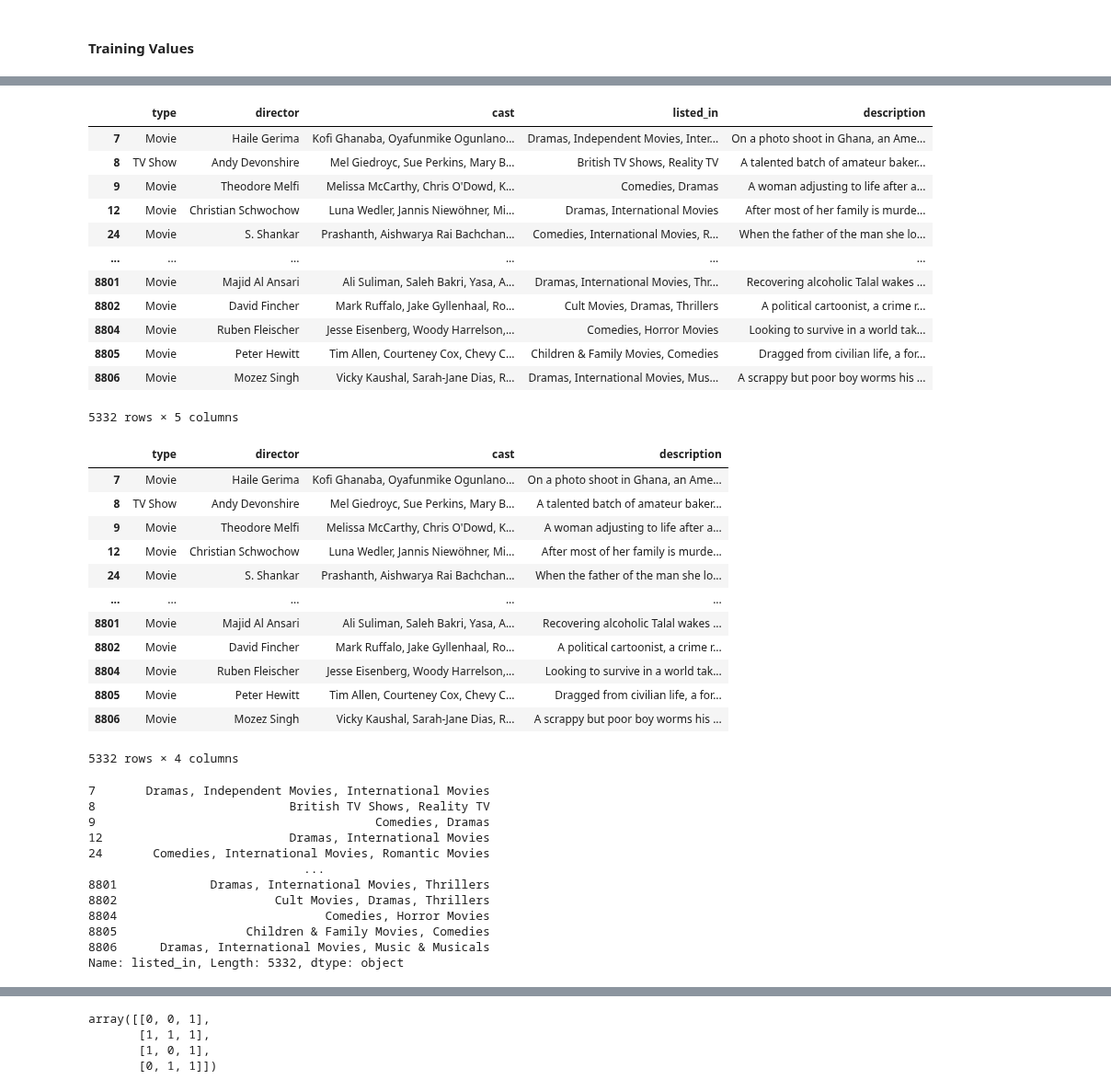
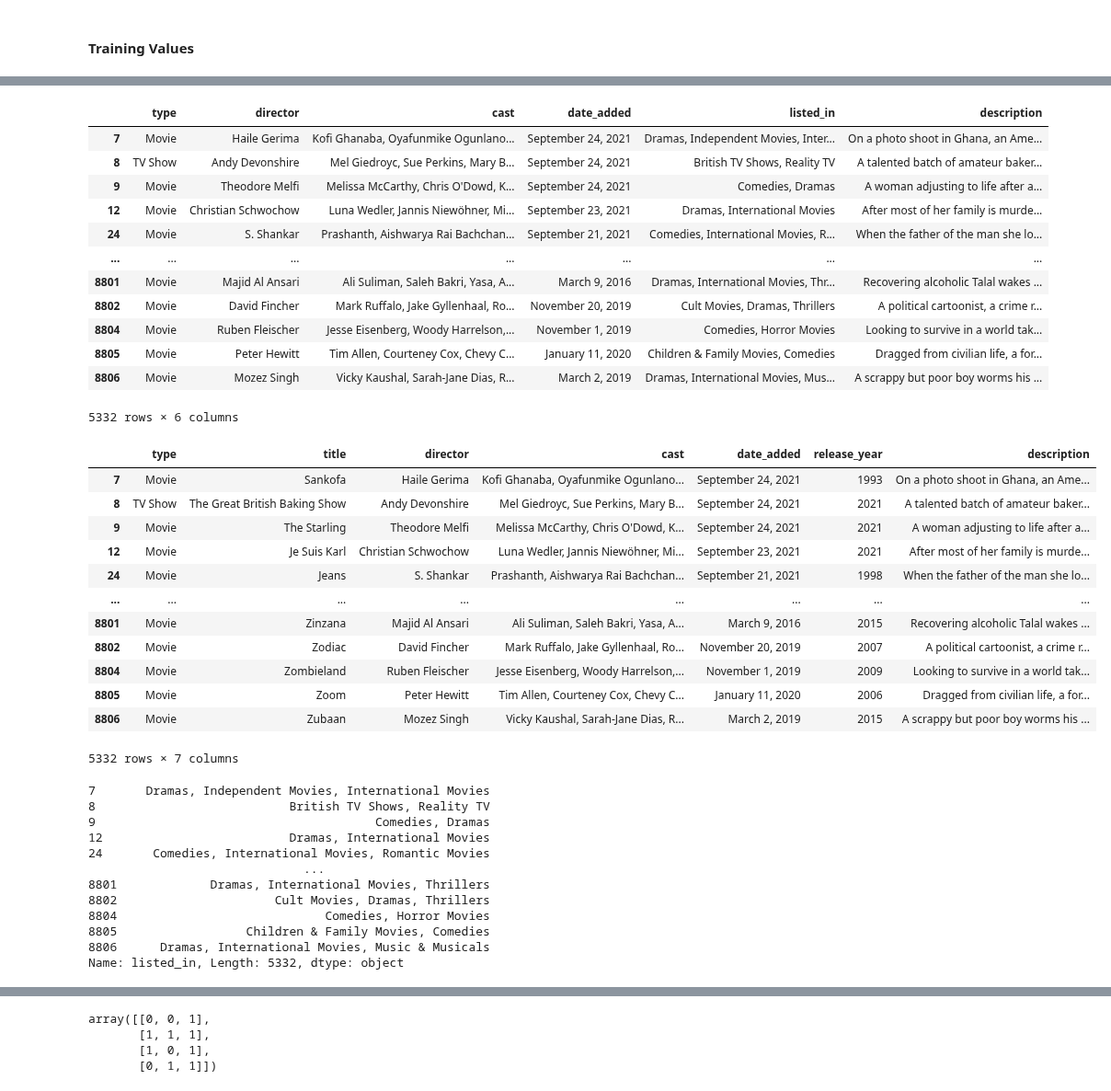
Before and after one commit to Fedezafran1/TP-Chona, a Jupyter notebook: tp2/SNN.ipynb, the cells around one changed output, grey strips where cells are left out. Shown at 92% size. Cells and saved outputs as stored; diff of their text form; code cells hidden in the pictures.

```diff
--- a/tp2/SNN.ipynb
+++ b/tp2/SNN.ipynb
@@ -69,41 +72,43 @@ NameError: name 'pd' is not defined
 # %%
-netflixTitleNew = netflixTitle[['type', 'director', 'cast','listed_in', 'description']]
+netflixTitleNew = netflixTitle[['type', 'director', 'cast', 'date_added', 'listed_in', 'description']]
 # %%
 netflixTitleNew
 # %% [output]
-|  | type | director | cast | listed_in | description |
-| 7 | Movie | Haile Gerima | Kofi Ghanaba, Oyafunmike Ogunlano... | Dramas, Independent Movies, Inter... | On a photo shoot in Ghana, an Ame... |
-| 8 | TV Show | Andy Devonshire | Mel Giedroyc, Sue Perkins, Mary B... | British TV Shows, Reality TV | A talented batch of amateur baker... |
-| 9 | Movie | Theodore Melfi | Melissa McCarthy, Chris O'Dowd, K... | Comedies, Dramas | A woman adjusting to life after a... |
-| 12 | Movie | Christian Schwochow | Luna Wedler, Jannis Niewöhner, Mi... | Dramas, International Movies | After most of her family is murde... |
-| 24 | Movie | S. Shankar | Prashanth, Aishwarya Rai Bachchan... | Comedies, International Movies, R... | When the father of the man she lo... |
-| ... | ... | ... | ... | ... | ... |
-| 8801 | Movie | Majid Al Ansari | Ali Suliman, Saleh Bakri, Yasa, A... | Dramas, International Movies, Thr... | Recovering alcoholic Talal wakes ... |
-| 8802 | Movie | David Fincher | Mark Ruffalo, Jake Gyllenhaal, Ro... | Cult Movies, Dramas, Thrillers | A political cartoonist, a crime r... |
-| 8804 | Movie | Ruben Fleischer | Jesse Eisenberg, Woody Harrelson,... | Comedies, Horror Movies | Looking to survive in a world tak... |
-| 8805 | Movie | Peter Hewitt | Tim Allen, Courteney Cox, Chevy C... | Children & Family Movies, Comedies | Dragged from civilian life, a for... |
-| 8806 | Movie | Mozez Singh | Vicky Kaushal, Sarah-Jane Dias, R... | Dramas, International Movies, Mus... | A scrappy but poor boy worms his ... |
+|  | type | director | cast | date_added | listed_in | description |
+| 7 | Movie | Haile Gerima | Kofi Ghanaba, Oyafunmike Ogunlano... | September 24, 2021 | Dramas, Independent Movies, Inter... | On a photo shoot in Ghana, an Ame... |
+| 8 | TV Show | Andy Devonshire | Mel Giedroyc, Sue Perkins, Mary B... | September 24, 2021 | British TV Shows, Reality TV | A talented batch of amateur baker... |
+| 9 | Movie | Theodore Melfi | Melissa McCarthy, Chris O'Dowd, K... | September 24, 2021 | Comedies, Dramas | A woman adjusting to life after a... |
+| 12 | Movie | Christian Schwochow | Luna Wedler, Jannis Niewöhner, Mi... | September 23, 2021 | Dramas, International Movies | After most of her family is murde... |
+| 24 | Movie | S. Shankar | Prashanth, Aishwarya Rai Bachchan... | September 21, 2021 | Comedies, International Movies, R... | When the father of the man she lo... |
+| ... | ... | ... | ... | ... | ... | ... |
+| 8801 | Movie | Majid Al Ansari | Ali Suliman, Saleh Bakri, Yasa, A... | March 9, 2016 | Dramas, International Movies, Thr... | Recovering alcoholic Talal wakes ... |
+| 8802 | Movie | David Fincher | Mark Ruffalo, Jake Gyllenhaal, Ro... | November 20, 2019 | Cult Movies, Dramas, Thrillers | A political cartoonist, a crime r... |
+| 8804 | Movie | Ruben Fleischer | Jesse Eisenberg, Woody Harrelson,... | November 1, 2019 | Comedies, Horror Movies | Looking to survive in a world tak... |
+| 8805 | Movie | Peter Hewitt | Tim Allen, Courteney Cox, Chevy C... | January 11, 2020 | Children & Family Movies, Comedies | Dragged from civilian life, a for... |
+| 8806 | Movie | Mozez Singh | Vicky Kaushal, Sarah-Jane Dias, R... | March 2, 2019 | Dramas, International Movies, Mus... | A scrappy but poor boy worms his ... |
-5332 rows × 5 columns
+5332 rows × 6 columns
+# %%
+netflixTitle : pd.DataFrame= netflixTitle[netflixTitle["date_added"] != "PG"]
 # %%
-training_inputs: pd.DataFrame = netflixTitleNew.drop('listed_in', axis=1)
+training_inputs: pd.DataFrame = netflixTitle.drop(['listed_in', 'show_id', 'country', 'rating', 'duration'], axis=1)
 
 training_outputs: pd.Series = netflixTitleNew.listed_in
 display(training_inputs)
 display(training_outputs)
 # %% [output]
-|  | type | director | cast | description |
-| 7 | Movie | Haile Gerima | Kofi Ghanaba, Oyafunmike Ogunlano... | On a photo shoot in Ghana, an Ame... |
-| 8 | TV Show | Andy Devonshire | Mel Giedroyc, Sue Perkins, Mary B... | A talented batch of amateur baker... |
-| 9 | Movie | Theodore Melfi | Melissa McCarthy, Chris O'Dowd, K... | A woman adjusting to life after a... |
-| 12 | Movie | Christian Schwochow | Luna Wedler, Jannis Niewöhner, Mi... | After most of her family is murde... |
-| 24 | Movie | S. Shankar | Prashanth, Aishwarya Rai Bachchan... | When the father of the man she lo... |
-| ... | ... | ... | ... | ... |
-| 8801 | Movie | Majid Al Ansari | Ali Suliman, Saleh Bakri, Yasa, A... | Recovering alcoholic Talal wakes ... |
-| 8802 | Movie | David Fincher | Mark Ruffalo, Jake Gyllenhaal, Ro... | A political cartoonist, a crime r... |
-| 8804 | Movie | Ruben Fleischer | Jesse Eisenberg, Woody Harrelson,... | Looking to survive in a world tak... |
-| 8805 | Movie | Peter Hewitt | Tim Allen, Courteney Cox, Chevy C... | Dragged from civilian life, a for... |
-| 8806 | Movie | Mozez Singh | Vicky Kaushal, Sarah-Jane Dias, R... | A scrappy but poor boy worms his ... |
+|  | type | title | director | cast | date_added | release_year | description |
+| 7 | Movie | Sankofa | Haile Gerima | Kofi Ghanaba, Oyafunmike Ogunlano... | September 24, 2021 | 1993 | On a photo shoot in Ghana, an Ame... |
+| 8 | TV Show | The Great British Baking Show | Andy Devonshire | Mel Giedroyc, Sue Perkins, Mary B... | September 24, 2021 | 2021 | A talented batch of amateur baker... |
+| 9 | Movie | The Starling | Theodore Melfi | Melissa McCarthy, Chris O'Dowd, K... | September 24, 2021 | 2021 | A woman adjusting to life after a... |
+| 12 | Movie | Je Suis Karl | Christian Schwochow | Luna Wedler, Jannis Niewöhner, Mi... | September 23, 2021 | 2021 | After most of her family is murde... |
+| 24 | Movie | Jeans | S. Shankar | Prashanth, Aishwarya Rai Bachchan... | September 21, 2021 | 1998 | When the father of the man she lo... |
+| ... | ... | ... | ... | ... | ... | ... | ... |
+| 8801 | Movie | Zinzana | Majid Al Ansari | Ali Suliman, Saleh Bakri, Yasa, A... | March 9, 2016 | 2015 | Recovering alcoholic Talal wakes ... |
+| 8802 | Movie | Zodiac | David Fincher | Mark Ruffalo, Jake Gyllenhaal, Ro... | November 20, 2019 | 2007 | A political cartoonist, a crime r... |
+| 8804 | Movie | Zombieland | Ruben Fleischer | Jesse Eisenberg, Woody Harrelson,... | November 1, 2019 | 2009 | Looking to survive in a world tak... |
+| 8805 | Movie | Zoom | Peter Hewitt | Tim Allen, Courteney Cox, Chevy C... | January 11, 2020 | 2006 | Dragged from civilian life, a for... |
+| 8806 | Movie | Zubaan | Mozez Singh | Vicky Kaushal, Sarah-Jane Dias, R... | March 2, 2019 | 2015 | A scrappy but poor boy worms his ... |
-5332 rows × 4 columns
+5332 rows × 7 columns
 7       Dramas, Independent Movies, International Movies
 8                           British TV Shows, Reality TV
 9                                       Comedies, Dramas
```
Also changed, not shown: parts of 10 cells of this notebook.
